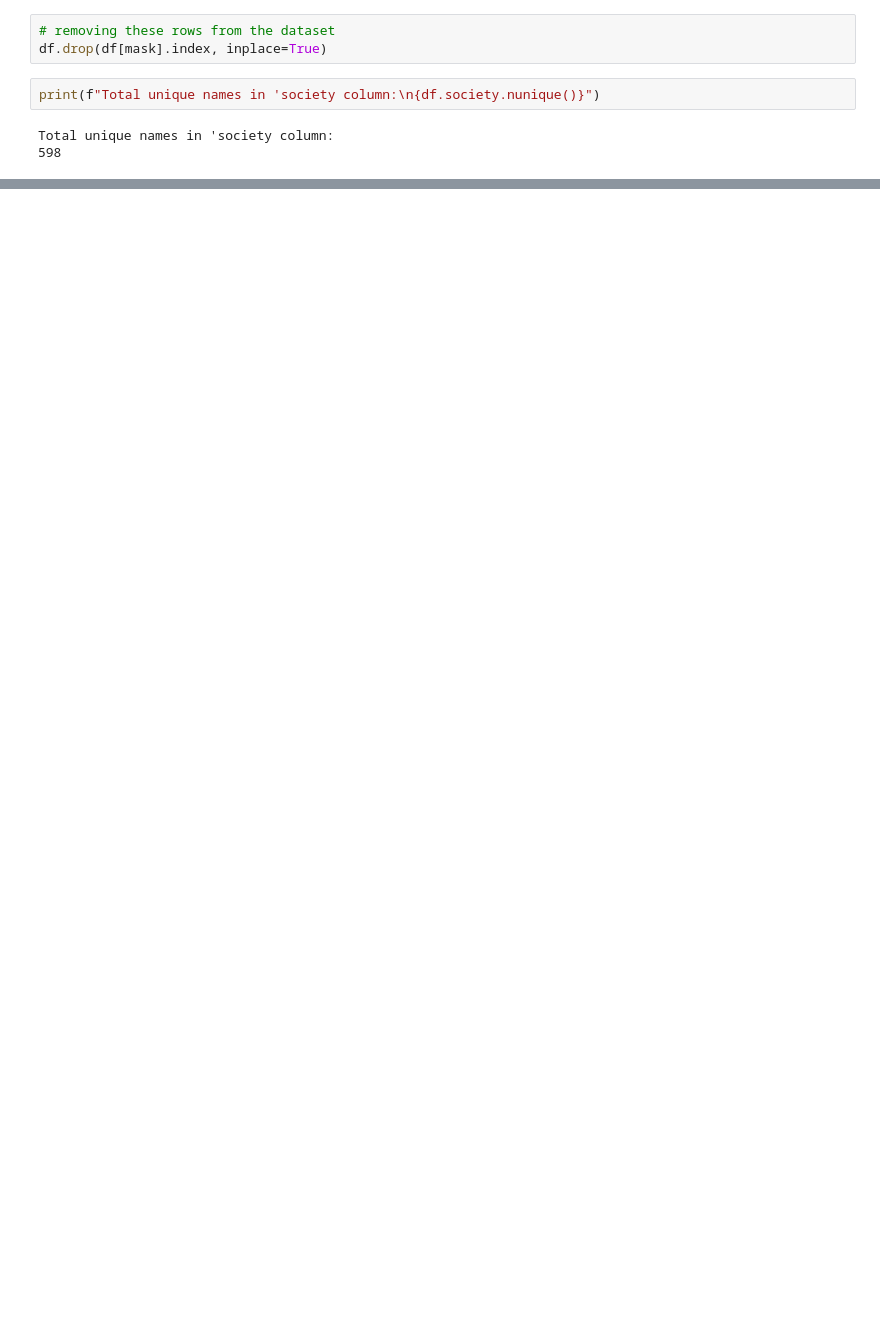
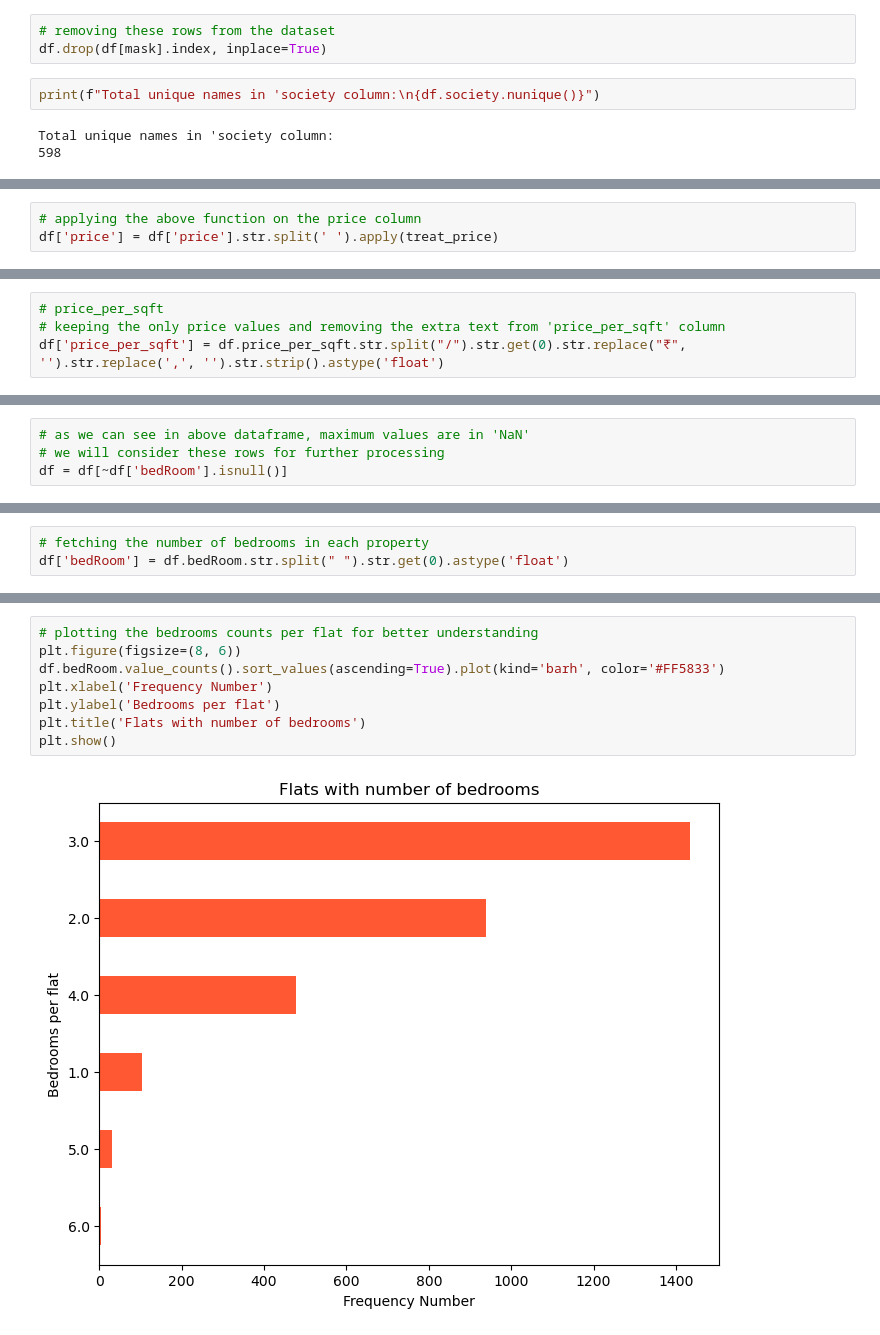
Before and after one commit to 07Sada/real-estate-property-price-predictor, a Jupyter notebook: notebooks/data-preprocessing.ipynb, the cells around one changed output, grey strips where cells are left out. Drawn from its saved outputs; the diff is of its cells as text; blank space fills up the shorter version.

Commit message:
updated flat notebook and uploaded processed dataset

```diff
--- a/notebooks/data-preprocessing.ipynb
+++ b/notebooks/data-preprocessing.ipynb
@@ -279,0 +356,3 @@ Total unique names in 'society column:
+# %%
+# applying the above function on the price column
+df['price'] = df['price'].str.split(' ').apply(treat_price)
@@ -279,0 +390,4 @@ Total unique names in 'society column:
+# %%
+# price_per_sqft
+# keeping the only price values and removing the extra text from 'price_per_sqft' column
+df['price_per_sqft'] = df.price_per_sqft.str.split("/").str.get(0).str.replace("₹", '').str.replace(',', '').str.strip().astype('float')
@@ -279,0 +443,4 @@ Total unique names in 'society column:
+# %%
+# as we can see in above dataframe, maximum values are in 'NaN'
+# we will consider these rows for further processing
+df = df[~df['bedRoom'].isnull()]
@@ -279,0 +460,3 @@ Total unique names in 'society column:
+# %%
+# fetching the number of bedrooms in each property
+df['bedRoom'] = df.bedRoom.str.split(" ").str.get(0).astype('float')
@@ -279,0 +469,10 @@ Total unique names in 'society column:
+# %%
+# plotting the bedrooms counts per flat for better understanding
+plt.figure(figsize=(8, 6))
+df.bedRoom.value_counts().sort_values(ascending=True).plot(kind='barh', color='#FF5833')
+plt.xlabel('Frequency Number')
+plt.ylabel('Bedrooms per flat')
+plt.title('Flats with number of bedrooms')
+plt.show()
+# %% [output]
+[figure, added]
```
Also changed, not shown: parts of 42 cells of this notebook, 3 other files.
